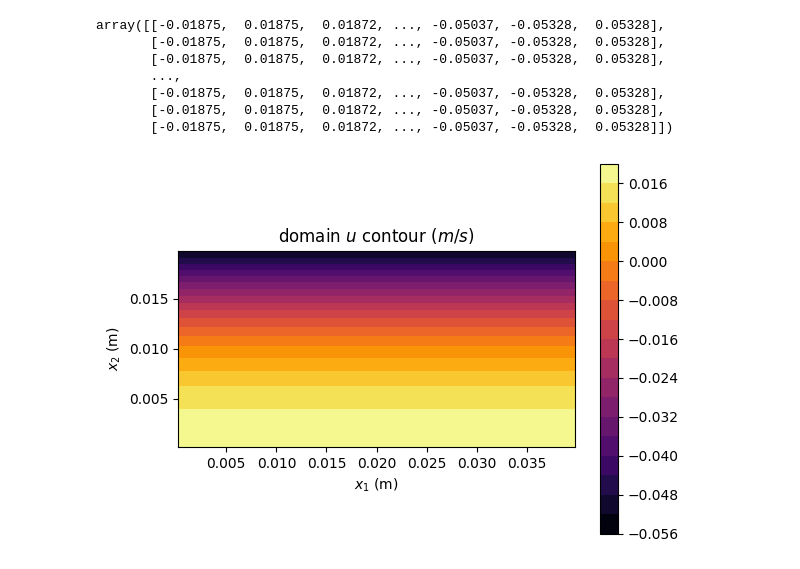
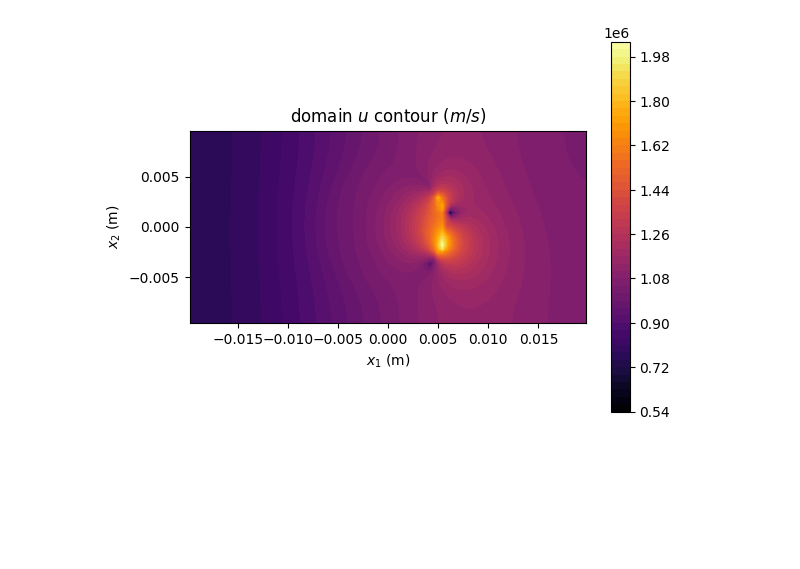
Before and after one commit to mfarooq2/Multi-phase, a Jupyter notebook: HW7/Short.ipynb, the cells around one changed output. Saved outputs shown, nothing was run; the diff lists cells and outputs as text; code cells hidden in the pictures; blank space fills up the shorter version.

```diff
--- a/HW7/Short.ipynb
+++ b/HW7/Short.ipynb
@@ -12,7 +12,7 @@ mu_c=var_dict['mu_c']=1e-3
 rho_c=var_dict['rho_c']=1e+3
 st_coef=0.06
 #real timestep
-dt=0.0000000001
+dt=0.000001
 gradP=-2.4
 from tqdm import tqdm
 n_iter=0
@@ -52,9 +52,12 @@ phinn=np.zeros([nx1,nx2])
 Tx1,Tx2=17,15
 
 #half_index_grid
-hig_x, hig_y = np.meshgrid(np.linspace(0, Lx1, num=Nx1),np.linspace(0-h, Lx2,Nx2),indexing='ij')
+hig_x, hig_y = np.meshgrid(np.linspace(-Lx1/2, Lx1/2, num=Nx1),np.linspace(-Lx2/2, Lx2/2,Nx2),indexing='ij')
+xi=np.round(inter_polator(hig_x,var_dict),4)
+xj=np.round(inter_polator(hig_y,var_dict),4)
+
 # #full_index_grid
-xi, xj = np.meshgrid(np.round(np.linspace(0+h/2, Lx1-h/2, num=nx1),4),np.round(np.linspace(0+h/2, Lx2-h/2,nx2),4),indexing='ij')
+#xi, xj = np.meshgrid(np.round(np.linspace(0+h/2, Lx1-h/2, num=nx1),4),np.round(np.linspace(0+h/2, Lx2-h/2,nx2),4),indexing='ij')
 
 # #lvlset init
 phin_int=lvlset_init(xi, xj,var_dict)
@@ -66,4 +69,8 @@ rho=rho_int.copy()
 mu_int=mu_distr(phin,var_dict)
 mu=mu_int.copy()
 
-un=ref_vel_prof(hig_y)
+u=ref_vel_prof(hig_y[0])
+for _ in range(Nx1):
+    un[_,:]=u
+#un[:]
+u_inter=inter_polator(un,var_dict)
@@ -70,9 +87,9 @@ un=ref_vel_prof(hig_y)
 # %%
-for _ in tqdm(range(10)):
+for _ in tqdm(range(20)):
     us=predictor(un,vn, mu, rho, us,var_dict)
     us=BC_looper(us)
     res=1000
-    while res>1e-3:
+    while res>1e-6:
         pnn=projector( us, vs, pn,rho, pnn,var_dict)
         res1=res
         res=LA.norm(pnn-pn)
@@ -95,26 +112,22 @@ for _ in tqdm(range(10)):
     tr=np.where(tr<=1e5,tr,False)
     if np.all(tr)==False:
         break
+    tr=np.where(pnn==0,0.0001,pnn)
+    tr=np.where(tr<=1e5,tr,False)
+    if np.all(tr)==False:
+        break
     un=unn.copy()
     #var_dict['dt']=var_dict['dt']/5
 u=inter_polator(un,var_dict)
 # %%
-un
+pnn
-# %% [output]
-array([[-0.01875,  0.01875,  0.01872, ..., -0.05037, -0.05328,  0.05328],
-       [-0.01875,  0.01875,  0.01872, ..., -0.05037, -0.05328,  0.05328],
-       [-0.01875,  0.01875,  0.01872, ..., -0.05037, -0.05328,  0.05328],
-       ...,
-       [-0.01875,  0.01875,  0.01872, ..., -0.05037, -0.05328,  0.05328],
-       [-0.01875,  0.01875,  0.01872, ..., -0.05037, -0.05328,  0.05328],
-       [-0.01875,  0.01875,  0.01872, ..., -0.05037, -0.05328,  0.05328]])
 # %%
-plt.contourf(xi, xj, u, 20, cmap='inferno')
+plt.contourf(xi, xj, pnn, 50, cmap='inferno')
 plt.colorbar()
 plt.xlabel('$x_1$ (m)')
 plt.ylabel('$x_2$ (m)')
 plt.title('domain $u$ contour ($m/s$)')
 plt.gca().set_aspect('equal')
 plt.show()
 # %% [output]
-[figure, old version]
+[figure, new version]
```
Also changed, not shown: parts of 10 cells of this notebook, 2 other files.
